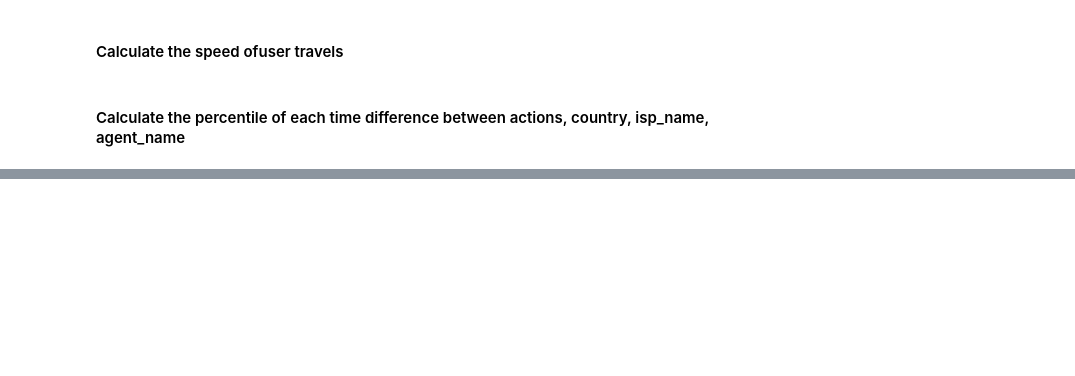
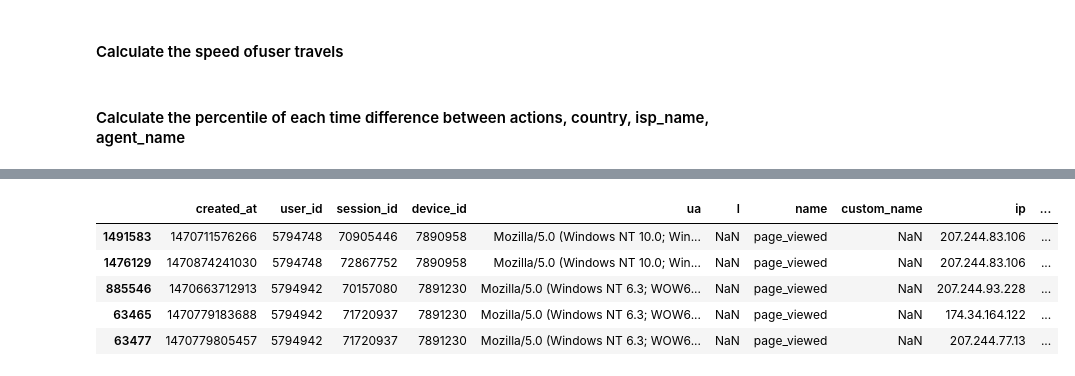
Before and after one commit to nadapzy/newcastle, a Jupyter notebook: newcastle.ipynb, the cells around one changed output, grey strips where cells are left out. Cells and saved outputs as stored; diff of their text form; code cells hidden in the pictures; blank space fills up the shorter version.

```diff
--- a/newcastle.ipynb
+++ b/newcastle.ipynb
@@ -174,3 +182,12 @@ df_anom=df[df.score==-1]
+# %%
+df_anom.iloc[:,:20].head()
+# %% [output]
+|  | created_at | user_id | session_id | device_id | ua | l | name | custom_name | ip | ... |
+| 1491583 | 1470711576266 | 5794748 | 70905446 | 7890958 | Mozilla/5.0 (Windows NT 10.0; Win... | NaN | page_viewed | NaN | 207.244.83.106 | ... |
+| 1476129 | 1470874241030 | 5794748 | 72867752 | 7890958 | Mozilla/5.0 (Windows NT 10.0; Win... | NaN | page_viewed | NaN | 207.244.83.106 | ... |
+| 885546 | 1470663712913 | 5794942 | 70157080 | 7891230 | Mozilla/5.0 (Windows NT 6.3; WOW6... | NaN | page_viewed | NaN | 207.244.93.228 | ... |
+| 63465 | 1470779183688 | 5794942 | 71720937 | 7891230 | Mozilla/5.0 (Windows NT 6.3; WOW6... | NaN | page_viewed | NaN | 174.34.164.122 | ... |
+| 63477 | 1470779805457 | 5794942 | 71720937 | 7891230 | Mozilla/5.0 (Windows NT 6.3; WOW6... | NaN | page_viewed | NaN | 207.244.77.13 | ... |
 # %%
 # columns in model: 'name', u'continent', u'country', u'datacenter', u'proxy',
 #       u'mobile_device'
```
Also changed, not shown: parts of 42 cells of this notebook.
